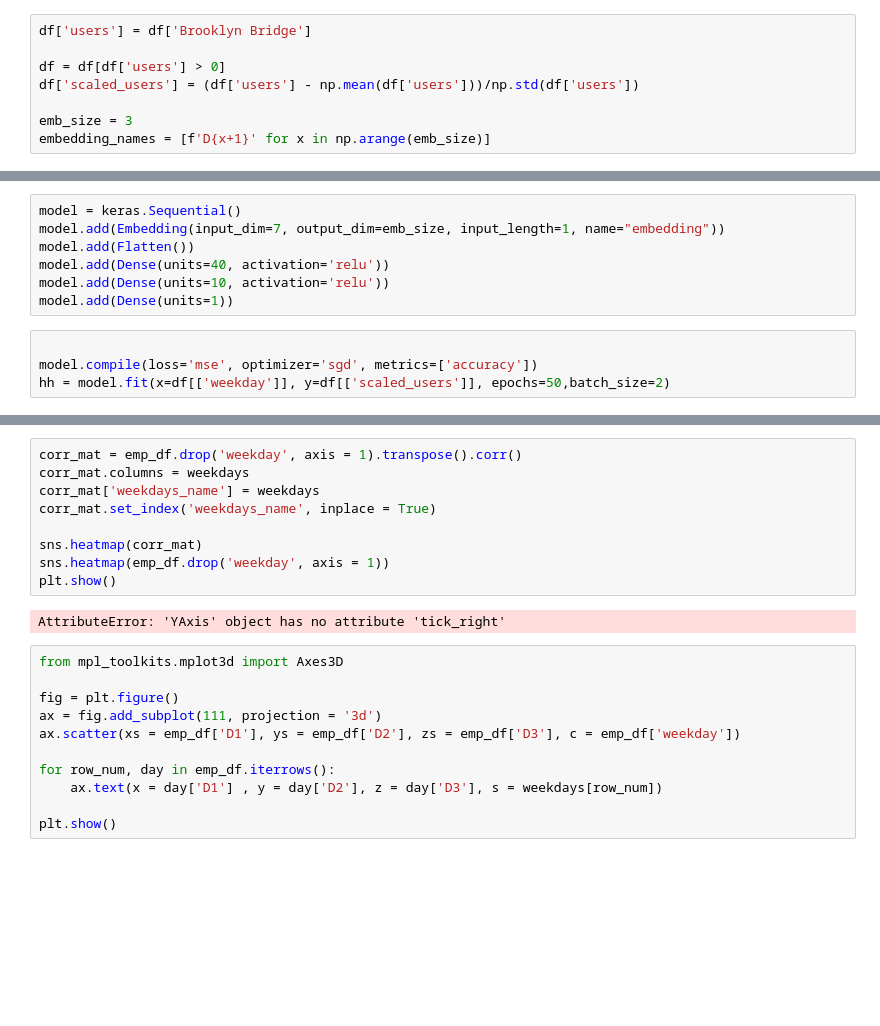
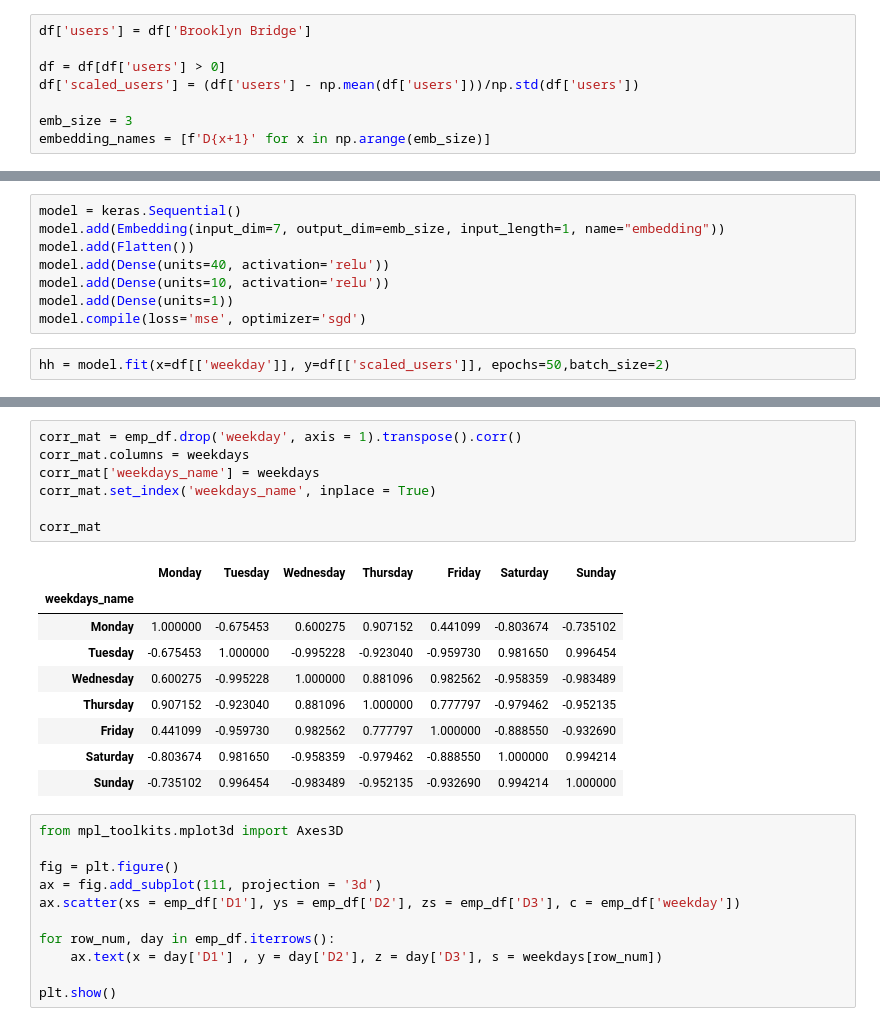
Before and after one commit to svenski/NYC_cycle_rides_Categorical_Embeddings, a Jupyter notebook: EmbeddingsPresentation.ipynb, the cells around one changed output, grey strips where cells are left out. Cells and saved outputs as stored; diff of their text form; blank space fills up the shorter version.

```diff
--- a/EmbeddingsPresentation.ipynb
+++ b/EmbeddingsPresentation.ipynb
@@ -70,9 +86,8 @@ model.add(Flatten())
 model.add(Dense(units=40, activation='relu'))
 model.add(Dense(units=10, activation='relu'))
 model.add(Dense(units=1))
+model.compile(loss='mse', optimizer='sgd')
 # %%
-
-model.compile(loss='mse', optimizer='sgd', metrics=['accuracy'])
 hh = model.fit(x=df[['weekday']], y=df[['scaled_users']], epochs=50,batch_size=2)
 # %% [output]
 Epoch 1/50
@@ -140,14 +156,20 @@ ggplot(scores, aes('categorical')) + geom_density() + geom_density(aes('embedded
 # %%
 corr_mat = emp_df.drop('weekday', axis = 1).transpose().corr()
 corr_mat.columns = weekdays
 corr_mat['weekdays_name'] = weekdays
 corr_mat.set_index('weekdays_name', inplace = True)
 
-sns.heatmap(corr_mat)
-sns.heatmap(emp_df.drop('weekday', axis = 1))
-plt.show()
+corr_mat
 # %% [output]
-AttributeError: 'YAxis' object has no attribute 'tick_right'
+|  | Monday | Tuesday | Wednesday | Thursday | Friday | Saturday | Sunday |
+| weekdays_name |  |  |  |  |  |  |  |
+| Monday | 1.000000 | -0.675453 | 0.600275 | 0.907152 | 0.441099 | -0.803674 | -0.735102 |
+| Tuesday | -0.675453 | 1.000000 | -0.995228 | -0.923040 | -0.959730 | 0.981650 | 0.996454 |
+| Wednesday | 0.600275 | -0.995228 | 1.000000 | 0.881096 | 0.982562 | -0.958359 | -0.983489 |
+| Thursday | 0.907152 | -0.923040 | 0.881096 | 1.000000 | 0.777797 | -0.979462 | -0.952135 |
+| Friday | 0.441099 | -0.959730 | 0.982562 | 0.777797 | 1.000000 | -0.888550 | -0.932690 |
+| Saturday | -0.803674 | 0.981650 | -0.958359 | -0.979462 | -0.888550 | 1.000000 | 0.994214 |
+| Sunday | -0.735102 | 0.996454 | -0.983489 | -0.952135 | -0.932690 | 0.994214 | 1.000000 |
 # %%
 from mpl_toolkits.mplot3d import Axes3D
 
```
Also changed, not shown: parts of 17 cells of this notebook, 1 other file.
